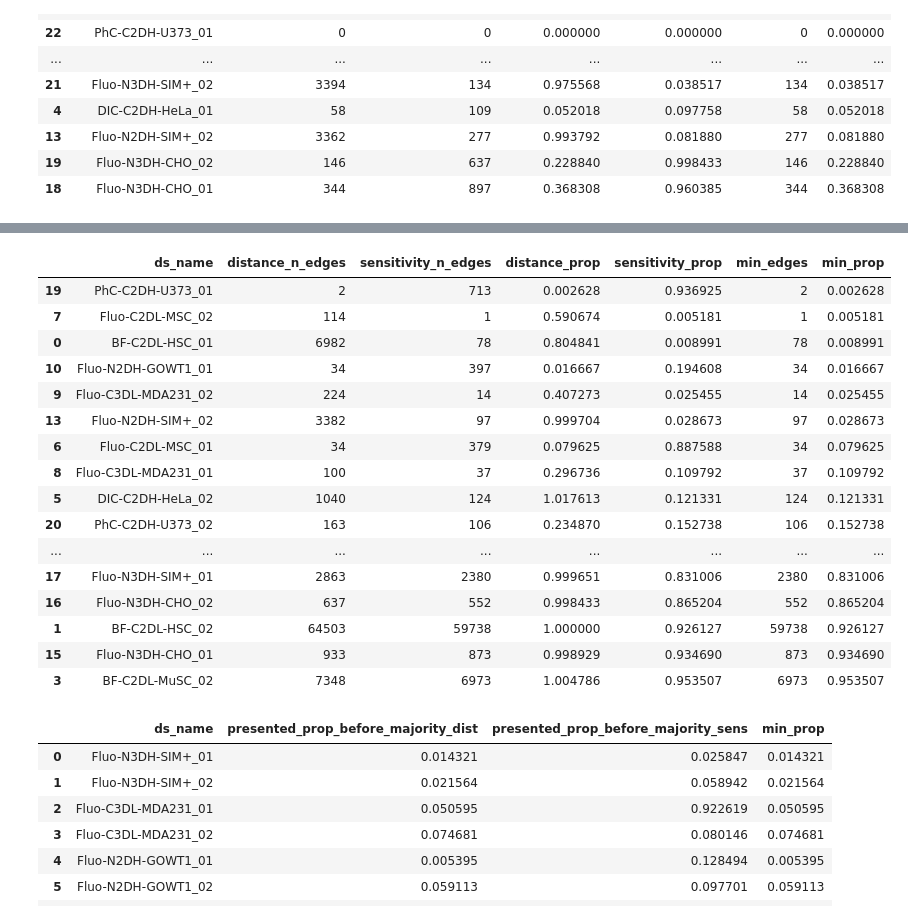
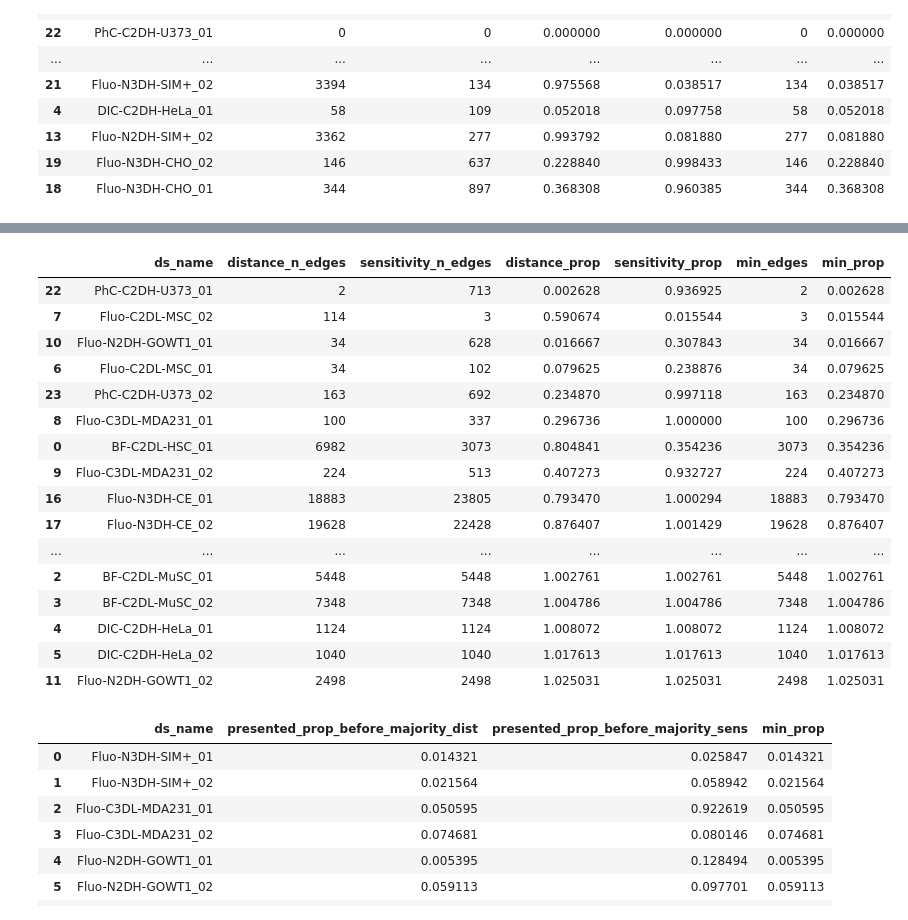
Before and after one commit to DragaDoncila/isbi25, a Jupyter notebook: plot_figures.ipynb, the cells around one changed output, grey strips where cells are left out. Drawn from its saved outputs; the diff is of its cells as text; code cells hidden in the pictures.

Commit message:
Remove filter for datasets go back to sens diff

```diff
--- a/plot_figures.ipynb
+++ b/plot_figures.ipynb
@@ -244,38 +244,42 @@ max       0.368308
 Name: min_prop, dtype: float64
 # %%
 def find_first_1(group):
-    condition = group['feature_distance_LNK'] == group['feature_distance_LNK'].max()
-    first_valid_row = group.loc[condition].iloc[0]
+    condition_dist = group['feature_distance_LNK'] == group['feature_distance_LNK'].max()
+    condition_sens = group['sensitivity_diff_LNK'] == group['sensitivity_diff_LNK'].max()
+    group.sort_values(by='feature_distance_presented_rank', inplace=True)
+    first_valid_row_dist = group.loc[condition_dist].iloc[0]
+    group.sort_values(by='sensitivity_diff_presented_rank', inplace=True)
+    first_valid_row_sens = group.loc[condition_sens].iloc[0]
     return pd.Series({
-        'distance_n_edges': first_valid_row['feature_distance_presented_rank'],
-        'sensitivity_n_edges': first_valid_row['sensitivity_diff_presented_rank']
+        'distance_n_edges': first_valid_row_dist['feature_distance_presented_rank'],
+        'sensitivity_n_edges': first_valid_row_sens['sensitivity_diff_presented_rank']
     })
 
 result_to_1 = all_df.groupby('ds_name').apply(find_first_1).reset_index()
 result_to_1['distance_prop'] = result_to_1.apply(lambda row: row['distance_n_edges'] / all_df[all_df['ds_name'] == row['ds_name']].shape[0], axis=1)
 result_to_1['sensitivity_prop'] = result_to_1.apply(lambda row: row['sensitivity_n_edges'] / all_df[all_df['ds_name'] == row['ds_name']].shape[0], axis=1)
 result_to_1['min_edges'] = result_to_1[['distance_n_edges', 'sensitivity_n_edges']].min(axis=1)
 result_to_1['min_prop'] = result_to_1[['distance_prop', 'sensitivity_prop']].min(axis=1)
 
 result_to_1.sort_values(by='min_prop')
 # %% [output]
 |  | ds_name | distance_n_edges | sensitivity_n_edges | distance_prop | sensitivity_prop | min_edges | min_prop |
-| 19 | PhC-C2DH-U373_01 | 2 | 713 | 0.002628 | 0.936925 | 2 | 0.002628 |
-| 7 | Fluo-C2DL-MSC_02 | 114 | 1 | 0.590674 | 0.005181 | 1 | 0.005181 |
-| 0 | BF-C2DL-HSC_01 | 6982 | 78 | 0.804841 | 0.008991 | 78 | 0.008991 |
-| 10 | Fluo-N2DH-GOWT1_01 | 34 | 397 | 0.016667 | 0.194608 | 34 | 0.016667 |
-| 9 | Fluo-C3DL-MDA231_02 | 224 | 14 | 0.407273 | 0.025455 | 14 | 0.025455 |
-| 13 | Fluo-N2DH-SIM+_02 | 3382 | 97 | 0.999704 | 0.028673 | 97 | 0.028673 |
-| 6 | Fluo-C2DL-MSC_01 | 34 | 379 | 0.079625 | 0.887588 | 34 | 0.079625 |
-| 8 | Fluo-C3DL-MDA231_01 | 100 | 37 | 0.296736 | 0.109792 | 37 | 0.109792 |
-| 5 | DIC-C2DH-HeLa_02 | 1040 | 124 | 1.017613 | 0.121331 | 124 | 0.121331 |
-| 20 | PhC-C2DH-U373_02 | 163 | 106 | 0.234870 | 0.152738 | 106 | 0.152738 |
+| 22 | PhC-C2DH-U373_01 | 2 | 713 | 0.002628 | 0.936925 | 2 | 0.002628 |
+| 7 | Fluo-C2DL-MSC_02 | 114 | 3 | 0.590674 | 0.015544 | 3 | 0.015544 |
+| 10 | Fluo-N2DH-GOWT1_01 | 34 | 628 | 0.016667 | 0.307843 | 34 | 0.016667 |
+| 6 | Fluo-C2DL-MSC_01 | 34 | 102 | 0.079625 | 0.238876 | 34 | 0.079625 |
+| 23 | PhC-C2DH-U373_02 | 163 | 692 | 0.234870 | 0.997118 | 163 | 0.234870 |
+| 8 | Fluo-C3DL-MDA231_01 | 100 | 337 | 0.296736 | 1.000000 | 100 | 0.296736 |
+| 0 | BF-C2DL-HSC_01 | 6982 | 3073 | 0.804841 | 0.354236 | 3073 | 0.354236 |
+| 9 | Fluo-C3DL-MDA231_02 | 224 | 513 | 0.407273 | 0.932727 | 224 | 0.407273 |
+| 16 | Fluo-N3DH-CE_01 | 18883 | 23805 | 0.793470 | 1.000294 | 18883 | 0.793470 |
+| 17 | Fluo-N3DH-CE_02 | 19628 | 22428 | 0.876407 | 1.001429 | 19628 | 0.876407 |
 | ... | ... | ... | ... | ... | ... | ... | ... |
-| 17 | Fluo-N3DH-SIM+_01 | 2863 | 2380 | 0.999651 | 0.831006 | 2380 | 0.831006 |
-| 16 | Fluo-N3DH-CHO_02 | 637 | 552 | 0.998433 | 0.865204 | 552 | 0.865204 |
-| 1 | BF-C2DL-HSC_02 | 64503 | 59738 | 1.000000 | 0.926127 | 59738 | 0.926127 |
-| 15 | Fluo-N3DH-CHO_01 | 933 | 873 | 0.998929 | 0.934690 | 873 | 0.934690 |
-| 3 | BF-C2DL-MuSC_02 | 7348 | 6973 | 1.004786 | 0.953507 | 6973 | 0.953507 |
+| 2 | BF-C2DL-MuSC_01 | 5448 | 5448 | 1.002761 | 1.002761 | 5448 | 1.002761 |
+| 3 | BF-C2DL-MuSC_02 | 7348 | 7348 | 1.004786 | 1.004786 | 7348 | 1.004786 |
+| 4 | DIC-C2DH-HeLa_01 | 1124 | 1124 | 1.008072 | 1.008072 | 1124 | 1.008072 |
+| 5 | DIC-C2DH-HeLa_02 | 1040 | 1040 | 1.017613 | 1.017613 | 1040 | 1.017613 |
+| 11 | Fluo-N2DH-GOWT1_02 | 2498 | 2498 | 1.025031 | 1.025031 | 2498 | 1.025031 |
 # %%
 # what percent of edges do we need to look at before we've corrected the majority of remaining errors
 ds_names = []
```
Also changed, not shown: parts of 3 cells of this notebook, 1 other file.
